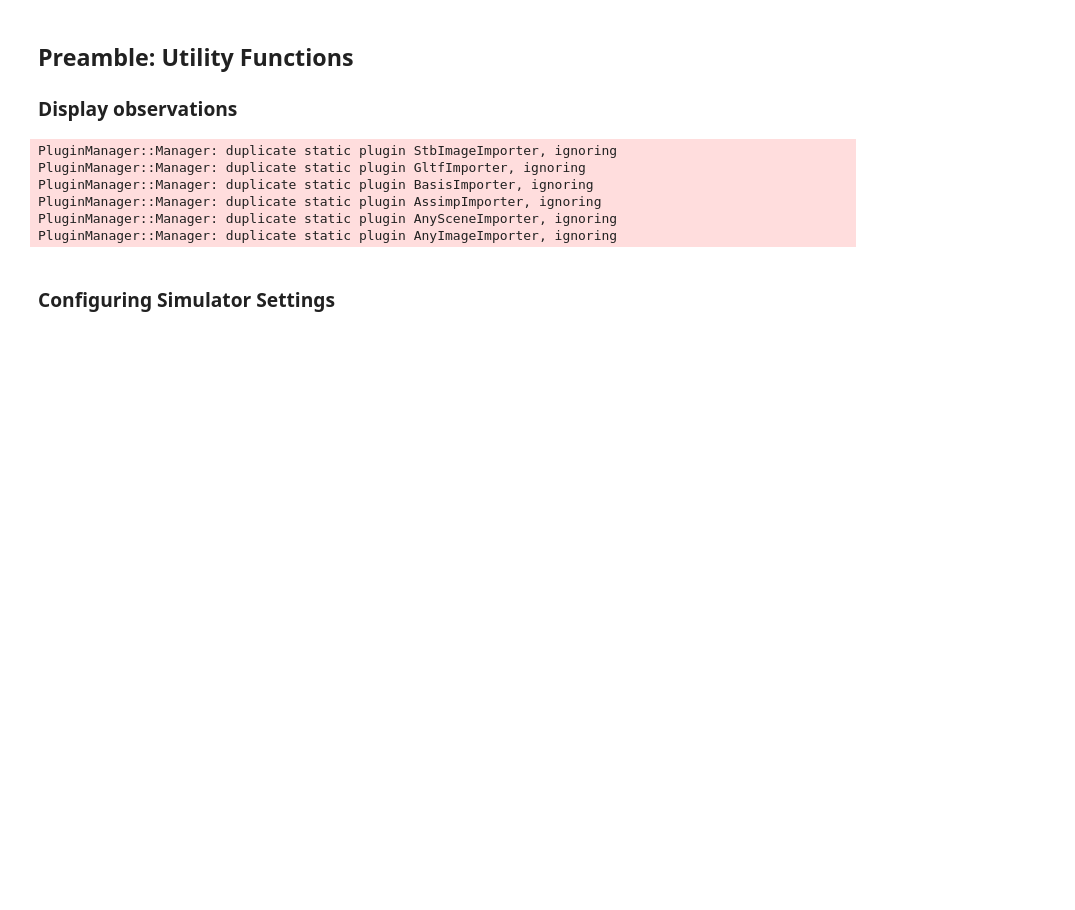
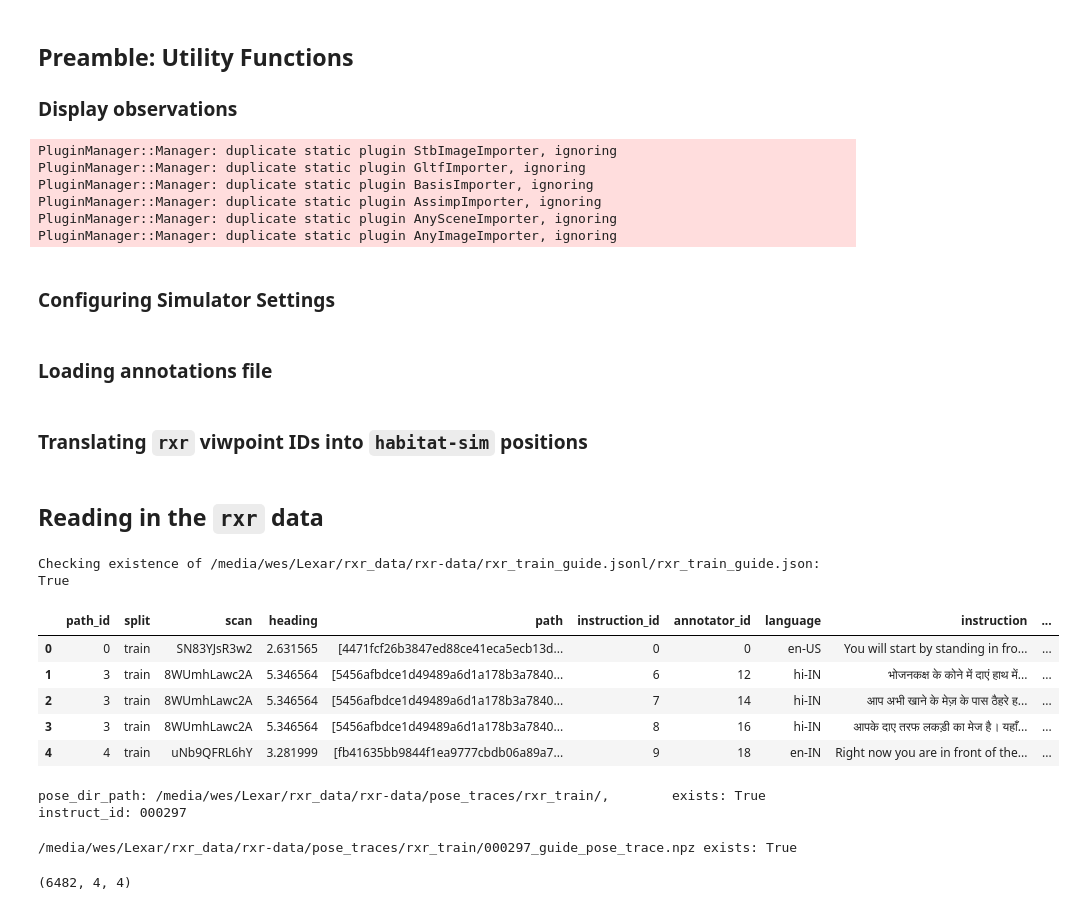
Before and after one commit to wsychiu/OCOM5300M_ResearchProject, a Jupyter notebook: data_exploration/exploring_scenes.ipynb, the cells around one changed output. Drawn from its saved outputs; the diff is of its cells as text; code cells hidden in the pictures; blank space fills up the shorter version.

```diff
--- a/data_exploration/exploring_scenes.ipynb
+++ b/data_exploration/exploring_scenes.ipynb
@@ -171,3 +167,35 @@ def make_cfg(settings):
         )
     }
     return habitat_sim.Configuration(sim_cfg, [agent_cfg])
+# %% [markdown]
+### Loading annotations file
+# %%
+# Utility function to read rxr data and return it in a dataframe
+def json_to_df(file_path):
+    data = []
+    with open(file_path, 'r') as file:
+        for line in file:
+            data.append(json.loads(line))
+
+    return pd.DataFrame(data)
+# %% [markdown]
+### Translating `rxr` viwpoint IDs into `habitat-sim` positions
+# %% [markdown]
+## Reading in the `rxr` data
+# %%
+# Checking file path
+annotations_fname = "rxr_train_guide.jsonl/rxr_train_guide.json"
+annotations_path = os.path.join(rxr_data_path, annotations_fname)
+print(f'Checking existence of {annotations_path}: \t {os.path.exists(annotations_path)}')
+# %% [output]
+Checking existence of /media/wes/Lexar/rxr_data/rxr-data/rxr_train_guide.jsonl/rxr_train_guide.json:     True
+# %%
+df_rxr = json_to_df(annotations_path)
+df_rxr.head(5)
+# %% [output]
+|  | path_id | split | scan | heading | path | instruction_id | annotator_id | language | instruction | ... |
+| 0 | 0 | train | SN83YJsR3w2 | 2.631565 | [4471fcf26b3847ed88ce41eca5ecb13d... | 0 | 0 | en-US | You will start by standing in fro... | ... |
+| 1 | 3 | train | 8WUmhLawc2A | 5.346564 | [5456afbdce1d49489a6d1a178b3a7840... | 6 | 12 | hi-IN | भोजनकक्ष के कोने में दाएं हाथ में... | ... |
+| 2 | 3 | train | 8WUmhLawc2A | 5.346564 | [5456afbdce1d49489a6d1a178b3a7840... | 7 | 14 | hi-IN | आप अभी खाने के मेज़ के पास ठैहरे ह... | ... |
+| 3 | 3 | train | 8WUmhLawc2A | 5.346564 | [5456afbdce1d49489a6d1a178b3a7840... | 8 | 16 | hi-IN | आपके दाए तरफ लकड़ी का मेज है। यहाँ... | ... |
+| 4 | 4 | train | uNb9QFRL6hY | 3.281999 | [fb41635bb9844f1ea9777cbdb06a89a7... | 9 | 18 | en-IN | Right now you are in front of the... | ... |
@@ -173,0 +206,20 @@ def make_cfg(settings):
+# %%
+pose_dir_path = '/media/wes/Lexar/rxr_data/rxr-data/pose_traces/rxr_train/'
+instruction_id = df_instruction['instruction_id'].iloc[0]
+instruct_id = ('000000' + str(instruction_id))[-6:]
+print(f'pose_dir_path: {pose_dir_path}, \t exists: {os.path.exists(pose_dir_path)}')
+print(f'instruct_id: {instruct_id}')
+# %% [output]
+pose_dir_path: /media/wes/Lexar/rxr_data/rxr-data/pose_traces/rxr_train/,        exists: True
+instruct_id: 000297
+# %%
+pose_trace_path = os.path.join(pose_dir_path, f'{instruction_id}_guide_pose_trace.npz')
+print(f'{pose_trace_path} exists: {os.path.exists(pose_trace_path)}')
+# %% [output]
+/media/wes/Lexar/rxr_data/rxr-data/pose_traces/rxr_train/000297_guide_pose_trace.npz exists: True
+# %%
+pose_trace = np.load(pose_trace_path)
+poses = pose_trace['extrinsic_matrix']
+print(poses.shape)
+# %% [output]
+(6482, 4, 4)
```
Also changed, not shown: parts of 39 cells of this notebook.
